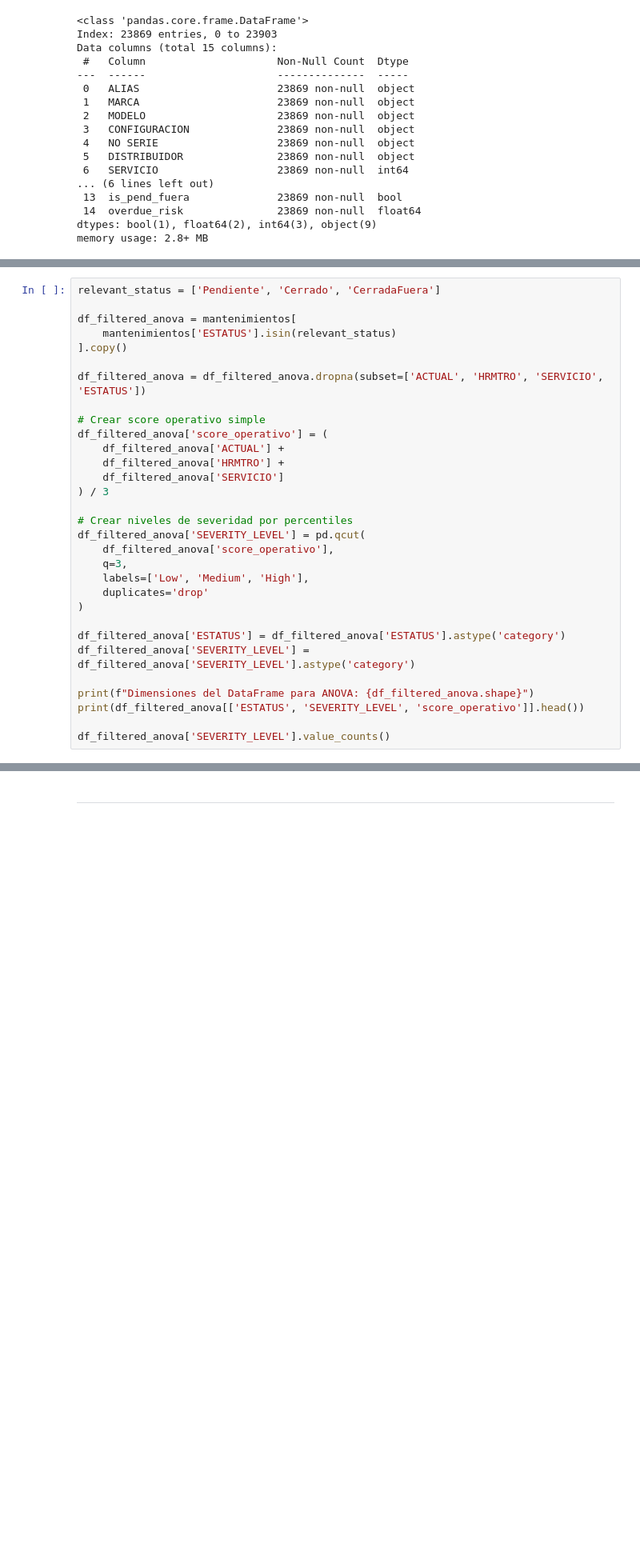
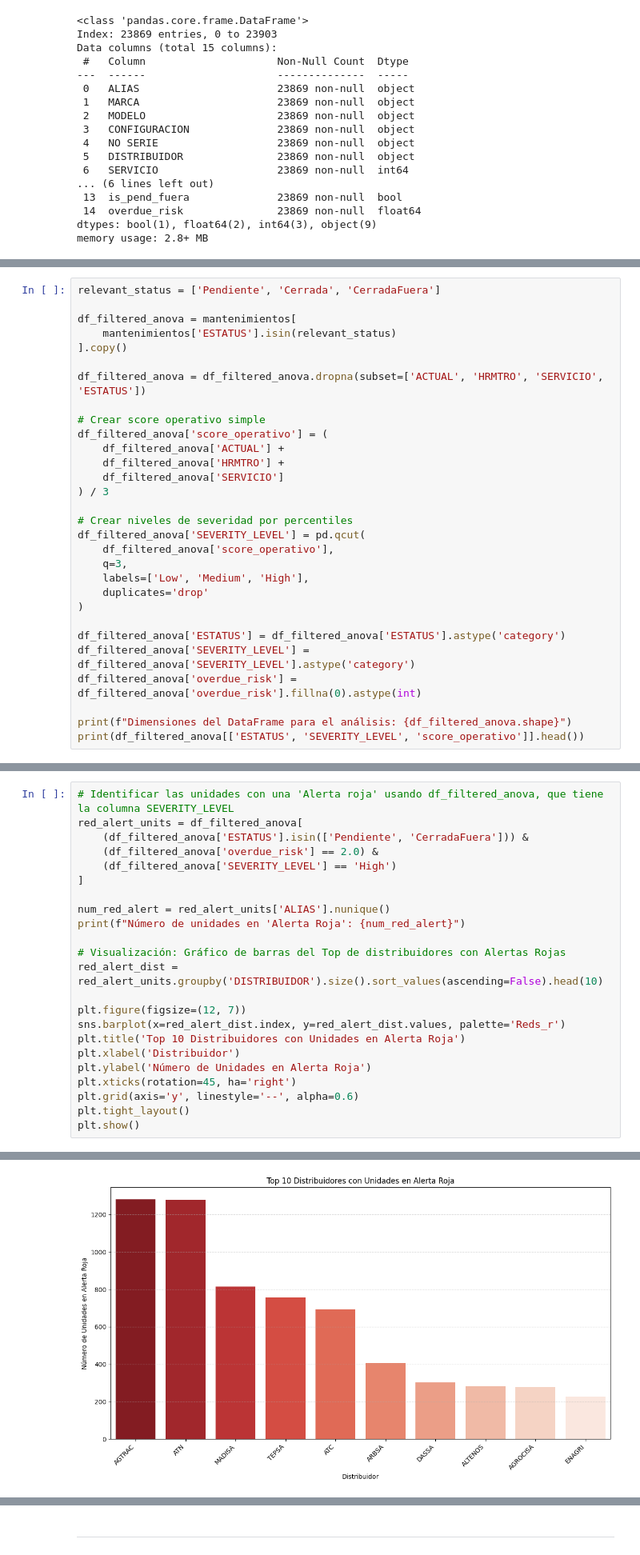
Before and after one commit to XimenaCantera/EMAX_CNHMX, a Jupyter notebook: notebooks/Evidencia_4.ipynb, the cells around one changed output, grey strips where cells are left out. Shown at 80% size. Drawn from its saved outputs; the diff is of its cells as text; blank space fills up the shorter version.

```diff
--- a/notebooks/Evidencia_4.ipynb
+++ b/notebooks/Evidencia_4.ipynb
@@ -863,5 +964,5 @@ Luego, filtraremos los estatus relevantes para la hipótesis y nos aseguraremos
 # %%
-relevant_status = ['Pendiente', 'Cerrado', 'CerradaFuera']
+relevant_status = ['Pendiente', 'Cerrada', 'CerradaFuera']
 
 df_filtered_anova = mantenimientos[
     mantenimientos['ESTATUS'].isin(relevant_status)
@@ -886,9 +987,8 @@ df_filtered_anova['SEVERITY_LEVEL'] = pd.qcut(
 
 df_filtered_anova['ESTATUS'] = df_filtered_anova['ESTATUS'].astype('category')
 df_filtered_anova['SEVERITY_LEVEL'] = df_filtered_anova['SEVERITY_LEVEL'].astype('category')
+df_filtered_anova['overdue_risk'] = df_filtered_anova['overdue_risk'].fillna(0).astype(int)
 
-print(f"Dimensiones del DataFrame para ANOVA: {df_filtered_anova.shape}")
+print(f"Dimensiones del DataFrame para el análisis: {df_filtered_anova.shape}")
 print(df_filtered_anova[['ESTATUS', 'SEVERITY_LEVEL', 'score_operativo']].head())
-
-df_filtered_anova['SEVERITY_LEVEL'].value_counts()
 # %% [output]
@@ -1002,0 +1051,24 @@ Estos resultados son extremadamente pequeños (e-14 y e-15), esto sugiere que si
+# %%
+# Identificar las unidades con una 'Alerta roja' usando df_filtered_anova, que tiene la columna SEVERITY_LEVEL
+red_alert_units = df_filtered_anova[
+    (df_filtered_anova['ESTATUS'].isin(['Pendiente', 'CerradaFuera'])) &
+    (df_filtered_anova['overdue_risk'] == 2.0) &
+    (df_filtered_anova['SEVERITY_LEVEL'] == 'High')
+]
+
+num_red_alert = red_alert_units['ALIAS'].nunique()
+print(f"Número de unidades en 'Alerta Roja': {num_red_alert}")
+
+# Visualización: Gráfico de barras del Top de distribuidores con Alertas Rojas
+red_alert_dist = red_alert_units.groupby('DISTRIBUIDOR').size().sort_values(ascending=False).head(10)
+
+plt.figure(figsize=(12, 7))
+sns.barplot(x=red_alert_dist.index, y=red_alert_dist.values, palette='Reds_r')
+plt.title('Top 10 Distribuidores con Unidades en Alerta Roja')
+plt.xlabel('Distribuidor')
+plt.ylabel('Número de Unidades en Alerta Roja')
+plt.xticks(rotation=45, ha='right')
+plt.grid(axis='y', linestyle='--', alpha=0.6)
+plt.tight_layout()
+plt.show()
+# %% [output]
@@ -1003,3 +1076,4 @@ Estos resultados son extremadamente pequeños (e-14 y e-15), esto sugiere que si
+[figure, added]
 # %% [markdown]
 ----------------------
 ### **Pregunta:** ¿Qué tanto explica la frecuencia de servicio el valor económico de aftermarket de una unidad?
```
Also changed, not shown: parts of 98 cells of this notebook, 1 other file.
